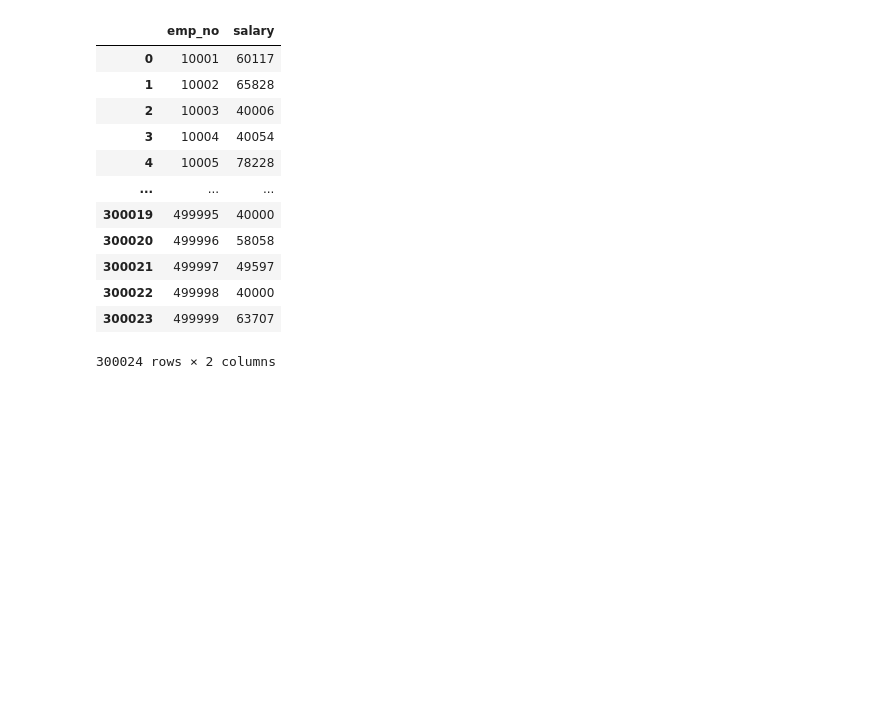
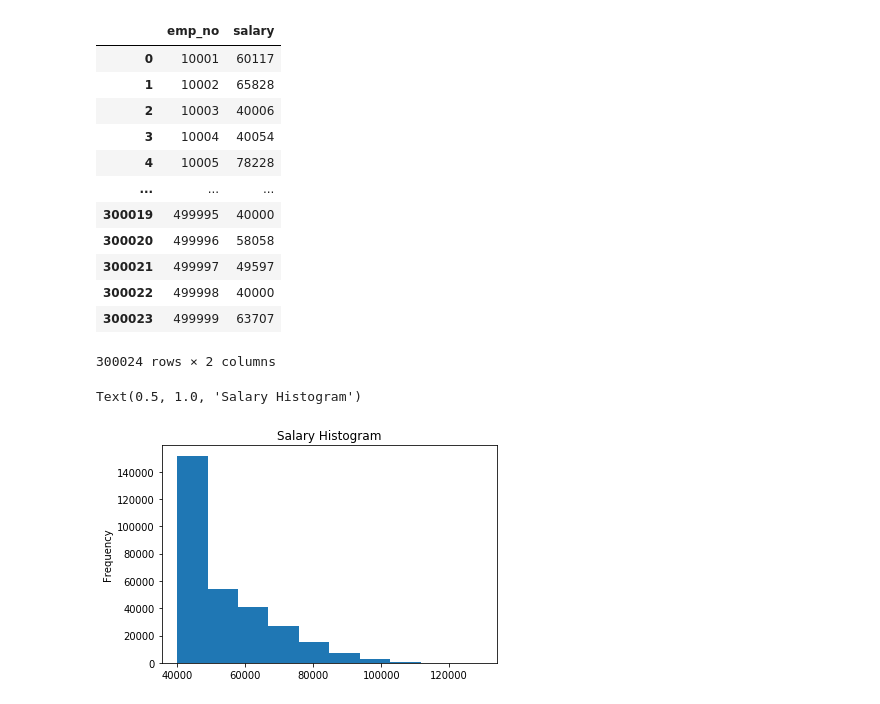
Before and after one commit to jgabunilas/sql-challenge, a Jupyter notebook: EmployeeSQL/salaries.ipynb, the cells around one changed output. Drawn from its saved outputs; the diff is of its cells as text; code cells hidden in the pictures; blank space fills up the shorter version.

Commit message:
Completed charts for bonus

```diff
--- a/EmployeeSQL/salaries.ipynb
+++ b/EmployeeSQL/salaries.ipynb
@@ -8,4 +14,5 @@ from sqlalchemy import create_engine
 # %%
-engine = create_engine('postgresql://postgres:IMso1337@localhost:5432/sql-challenge')
+# Create the enginer and connection to the postgresql database
+engine = create_engine(f'postgresql://postgres:{postgresql_pw}@localhost:5432/sql-challenge')
 connection = engine.connect()
 # %%
@@ -26,3 +33,11 @@ salaries_df
 | 300022 | 499998 | 40000 |
 | 300023 | 499999 | 63707 |
 300024 rows × 2 columns
+# %%
+# Create salary histogram
+# salaries_df.hist(column = 'salary')
+salaries_df['salary'].plot(kind = 'hist')
+plt.title("Salary Histogram")
+# %% [output]
+Text(0.5, 1.0, 'Salary Histogram')
+[figure, added]
```
Also changed, not shown: parts of 8 cells of this notebook, 1 other file.
